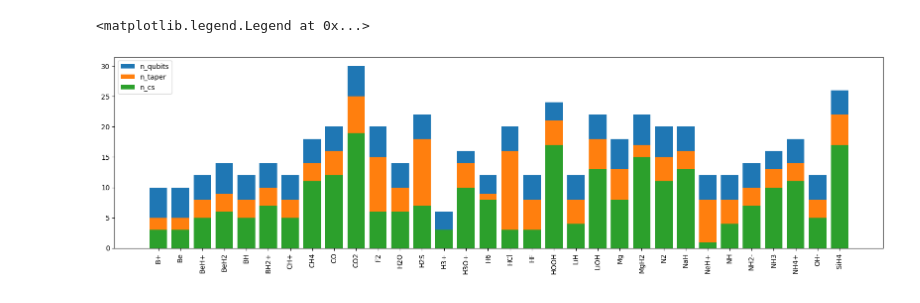
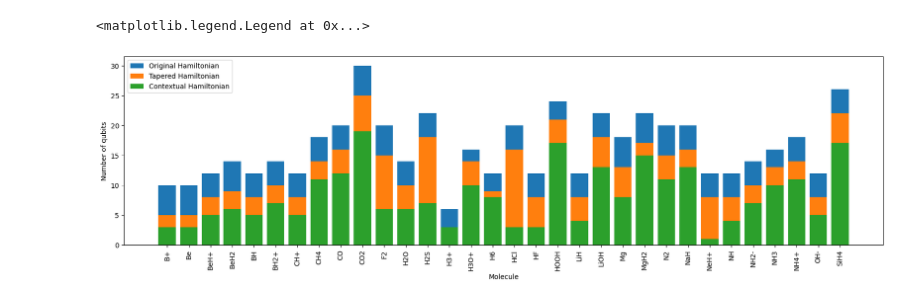
Before and after one commit to HaoTy/symmer, a Jupyter notebook: scripts/plot_qubits.ipynb, the cells around one changed output. Drawn from its saved outputs; the diff is of its cells as text; code cells hidden in the pictures.

Commit message:
update plot qubits

```diff
--- a/scripts/plot_qubits.ipynb
+++ b/scripts/plot_qubits.ipynb
@@ -45,10 +45,15 @@ for mole in molecules:
 # %%
 plt.figure(figsize=(20, 5))
 
-for n in ["n_qubits", "n_taper", "n_cs"]:
-    plt.bar(range(len(molecules)), [d[n] for d in data], label=n)
+for target, label in zip(
+    ["n_qubits", "n_taper", "n_cs"],
+    ["Original Hamiltonian", "Tapered Hamiltonian", "Contextual Hamiltonian"],
+):
+    plt.bar(range(len(molecules)), [d[target] for d in data], label=label)
 plt.xticks(range(len(molecules)), molecules, rotation=90)
+plt.ylabel("Number of qubits")
+plt.xlabel("Molecule")
 plt.legend()
 # %% [output]
 <matplotlib.legend.Legend at 0x...>
-[figure, old version]
+[figure, new version]
```
